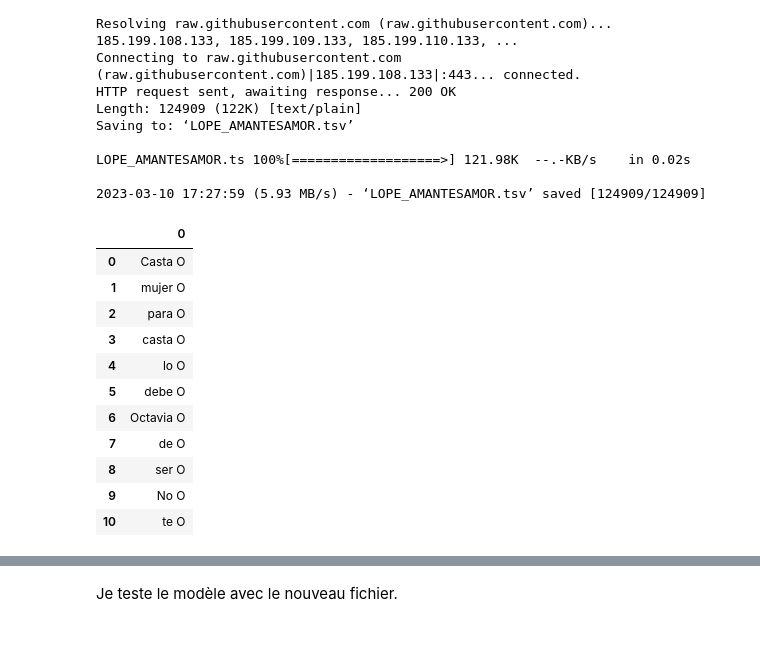
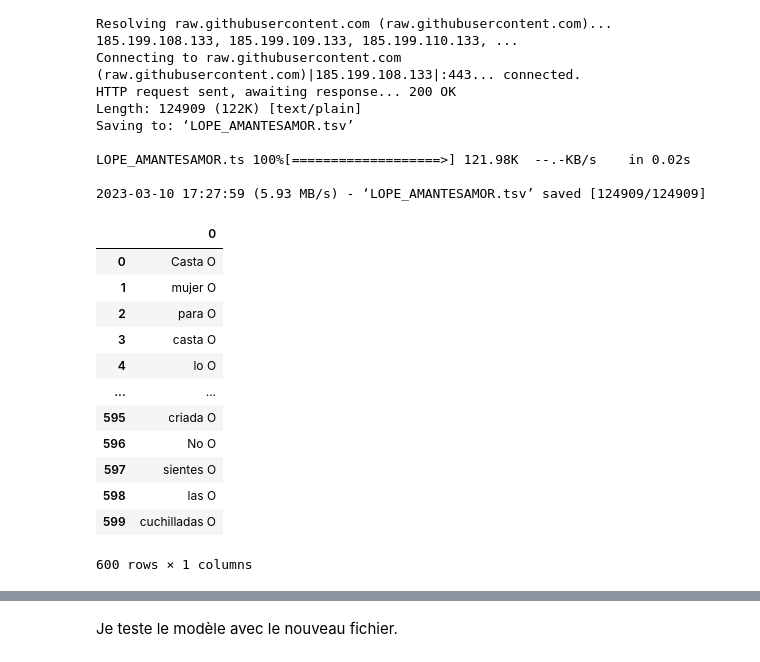
Before and after one commit to MiguelBetti/Cartographie_memoire, a Jupyter notebook: CartographieLope_2.ipynb, the cells around one changed output, grey strips where cells are left out. Saved outputs shown, nothing was run; the diff lists cells and outputs as text; code cells hidden in the pictures.

```diff
--- a/CartographieLope_2.ipynb
+++ b/CartographieLope_2.ipynb
@@ -401,20 +401,21 @@ LOPE_AMANTESAMOR.ts 100%[===================>] 121.98K  --.-KB/s    in 0.02s
 2023-03-10 17:27:59 (5.93 MB/s) - ‘LOPE_AMANTESAMOR.tsv’ saved [124909/124909]
 # %%
 df = pd.read_csv('/content/training_data/LOPE_AMANTESAMOR.tsv', sep="\t", header=None)
-df.head(11)
+df.head(600)
 # %% [output]
 |  | 0 |
 | 0 | Casta O |
 | 1 | mujer O |
 | 2 | para O |
 | 3 | casta O |
 | 4 | lo O |
-| 5 | debe O |
-| 6 | Octavia O |
-| 7 | de O |
-| 8 | ser O |
-| 9 | No O |
-| 10 | te O |
+| ... | ... |
+| 595 | criada O |
+| 596 | No O |
+| 597 | sientes O |
+| 598 | las O |
+| 599 | cuchilladas O |
+600 rows × 1 columns
 # %%
 !mkdir training_json
 !python -m spacy convert /content/training_data/LOPE_AMANTESAMOR.tsv /content/training_json -t json -n 10 -c iob
```
Also changed, not shown: parts of 3 cells of this notebook.
